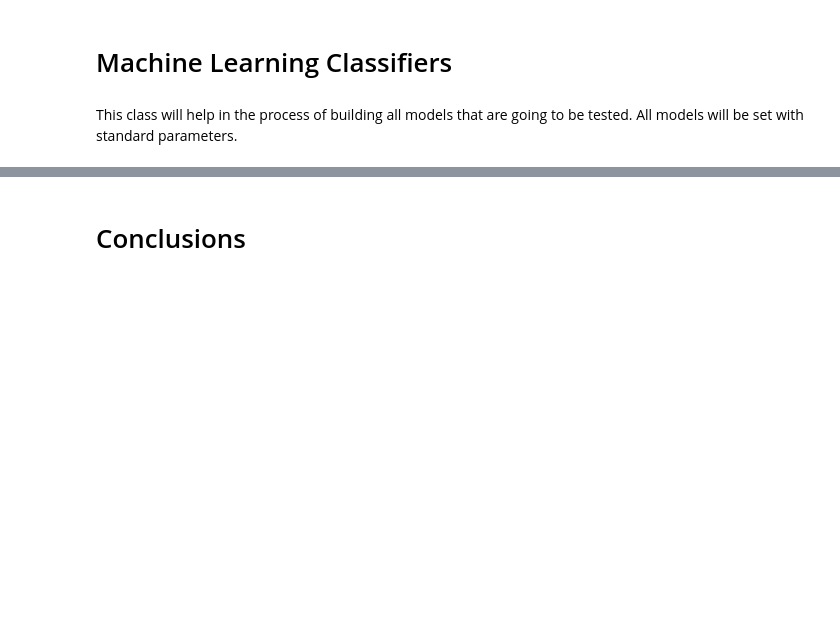
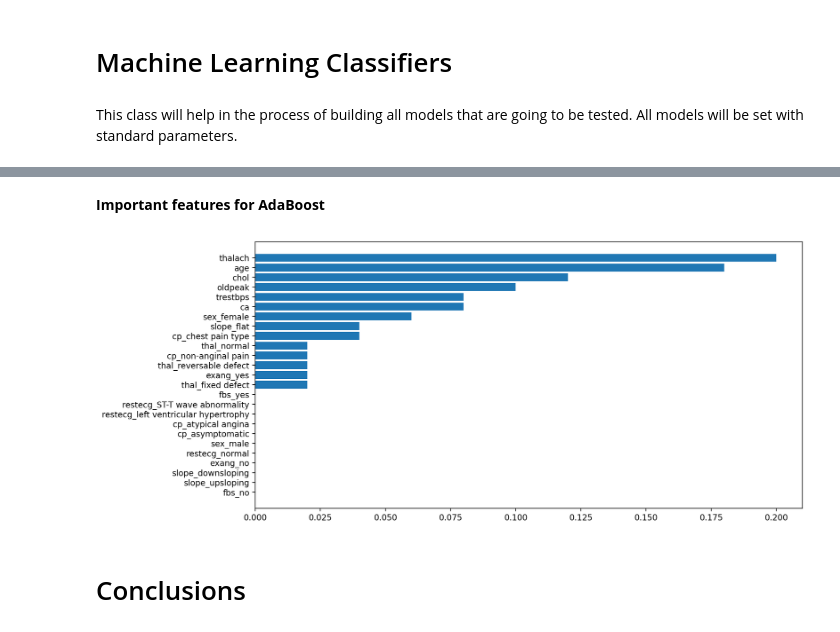
Before and after one commit to Fab1193/DataAnalysis, a Jupyter notebook: Heart Disease.ipynb, the cells around one changed output, grey strips where cells are left out. Cells and saved outputs as stored; diff of their text form; code cells hidden in the pictures; blank space fills up the shorter version.

```diff
--- a/Heart Disease.ipynb
+++ b/Heart Disease.ipynb
@@ -384,3 +418,18 @@ summary
+# %% [markdown]
+**Important features for AdaBoost**
+# %%
+importance = np.array(target_analysis_ab.model.feature_importances_)
+label = np.array(target_analysis_ab.predictors)
+
+sort = np.argsort(importance)
+importance = importance[sort]
+label = label[sort]
+
+fig, ax = plt.subplots(1,1, figsize = (12,6), dpi = 200)
+ax.barh(label, importance)
+plt.show()
+# %% [output]
+[figure, added]
 # %% [markdown]
 # Conclusions
 # %% [markdown]
```
Also changed, not shown: parts of 23 cells of this notebook.
